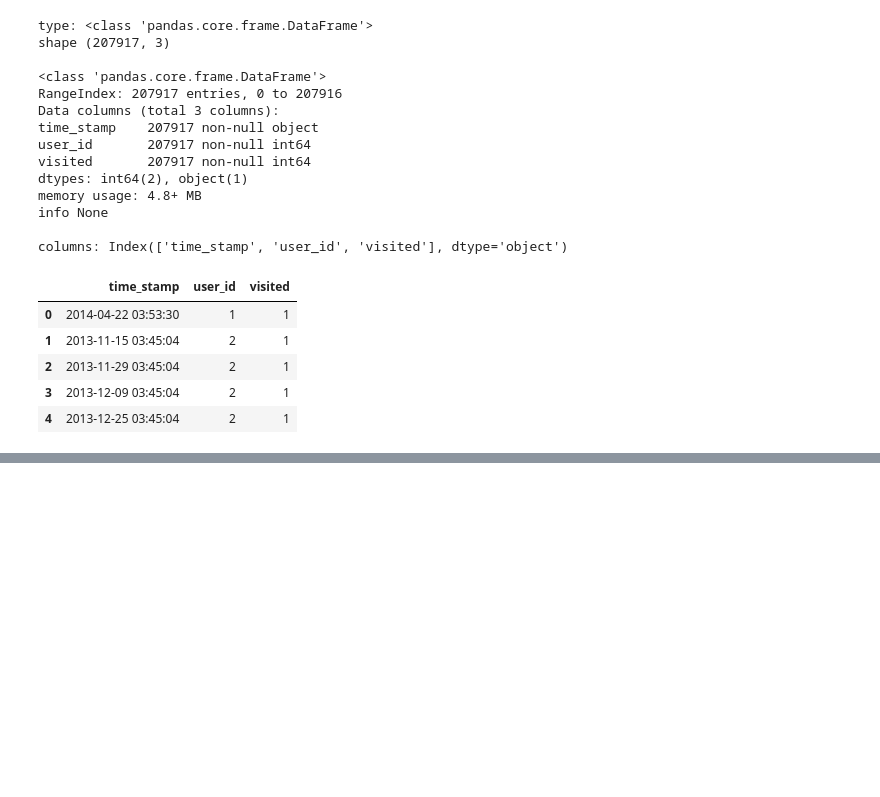
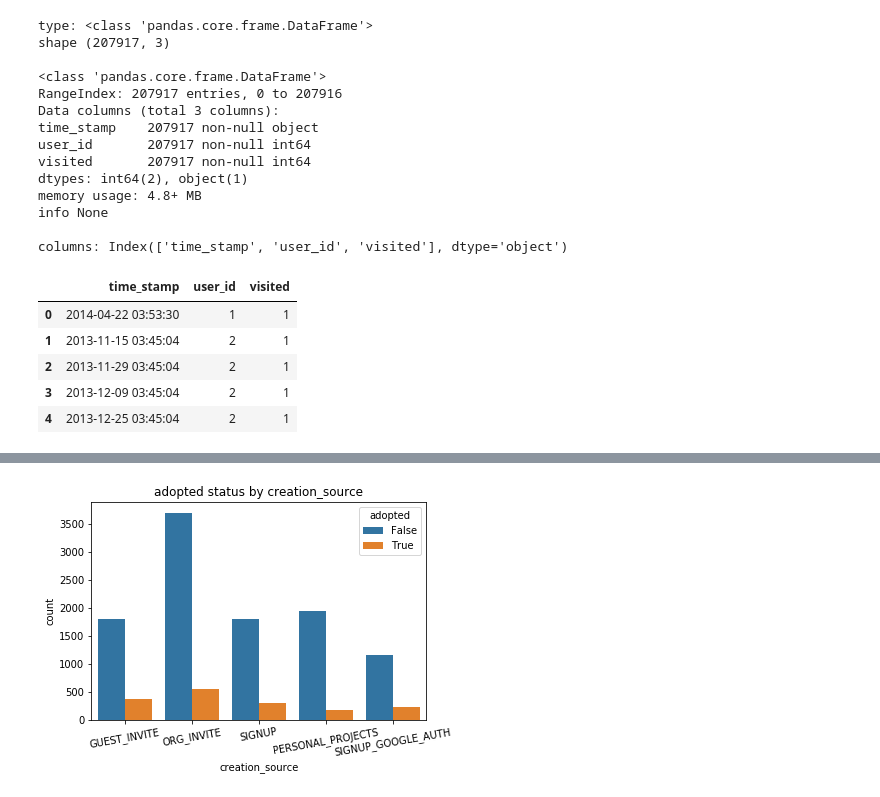
Before and after one commit to misterhappy2/relax, a Jupyter notebook: relax.ipynb, the cells around one changed output, grey strips where cells are left out. Cells and saved outputs as stored; diff of their text form; code cells hidden in the pictures; blank space fills up the shorter version.

```diff
--- a/relax.ipynb
+++ b/relax.ipynb
@@ -163,0 +295,9 @@ users.opted_in_to_mailing_list.fillna(0, inplace=True)
+# %%
+sns.countplot(x='creation_source', hue='adopted', data=users)
+plt.title('adopted status by creation_source')
+plt.xlabel('creation_source')
+plt.ylabel('count')
+plt.xticks(rotation=10)
+plt.show()
+# %% [output]
+[figure, added]
```
Also changed, not shown: parts of 22 cells of this notebook.
